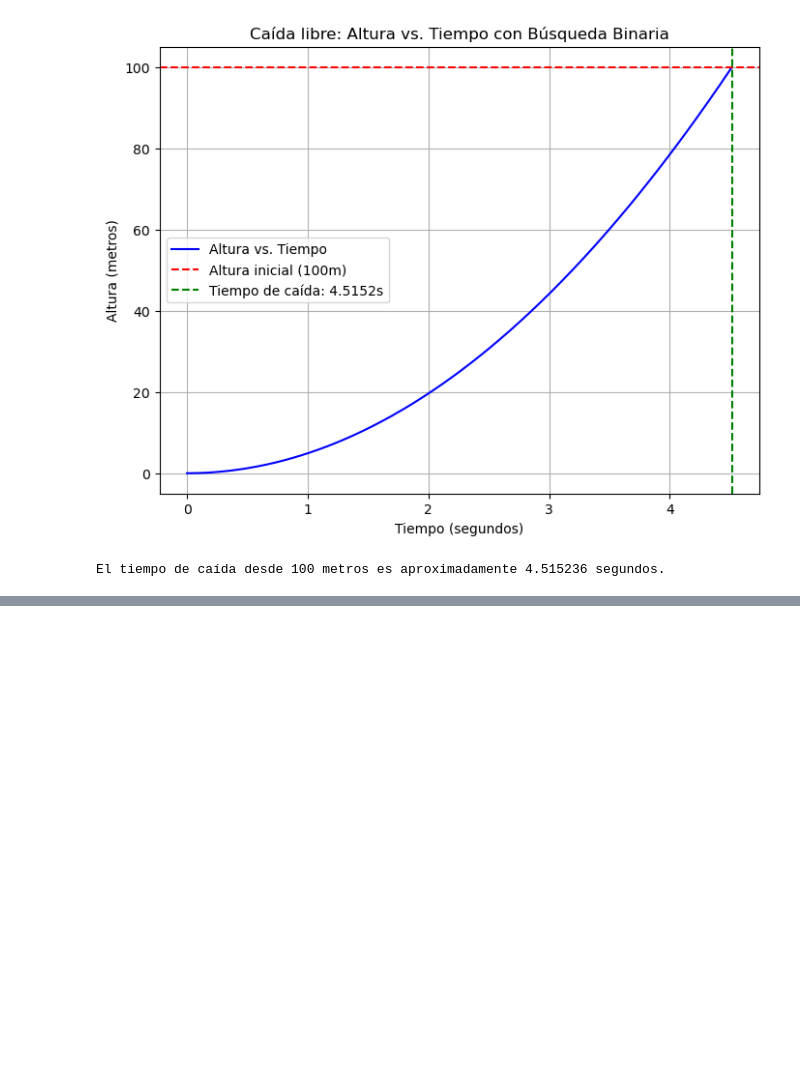
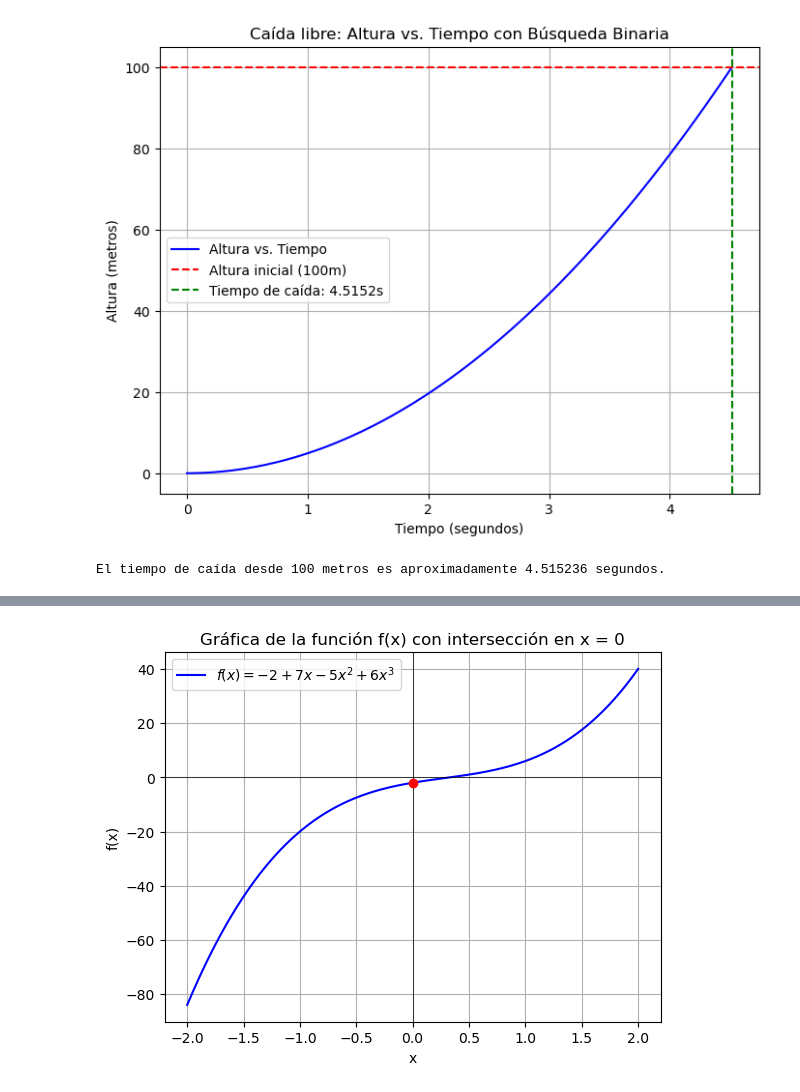
Before and after one commit to danielsh2390/Mi-primer-proyecto, a Jupyter notebook: Bisección.ipynb, the cells around one changed output, grey strips where cells are left out. Saved outputs shown, nothing was run; the diff lists cells and outputs as text; code cells hidden in the pictures; blank space fills up the shorter version.

```diff
--- a/Miprimer.ipynb
+++ b/Bisección.ipynb
@@ -564,0 +702,37 @@ plt.show()
+# %%
+import numpy as np
+import matplotlib.pyplot as plt
+
+# Definir la función f(x)
+def f(x):
+    return -2 + 7*x - 5*x**2 + 6*x**3
+
+# Definir el intervalo de x
+x = np.linspace(-2, 2, 1000)  # Genera 1000 puntos entre -2 y 2
+y = f(x)  # Evalúa f(x) para cada valor de x
+
+# Graficar la función
+plt.plot(x, y, label=r'$f(x) = -2 + 7x - 5x^2 + 6x^3$', color='blue')
+
+# Añadir líneas horizontales y verticales en el eje X y Y
+plt.axhline(0, color='black', linewidth=0.5)
+plt.axvline(0, color='black', linewidth=0.5)
+
+# Señalar la intersección en x = 0
+x_interseccion = 0
+y_interseccion = f(x_interseccion)
+plt.plot(x_interseccion, y_interseccion, 'ro')  # Marcamos el punto de intersección con un punto rojo
+
+# Título y etiquetas
+plt.title("Gráfica de la función f(x) con intersección en x = 0")
+plt.xlabel("x")
+plt.ylabel("f(x)")
+
+# Añadir leyenda
+plt.legend()
+
+# Mostrar la gráfica
+plt.grid(True)
+plt.show()
+# %% [output]
+[figure, added]
```
Also changed, not shown: parts of 9 cells of this notebook.
